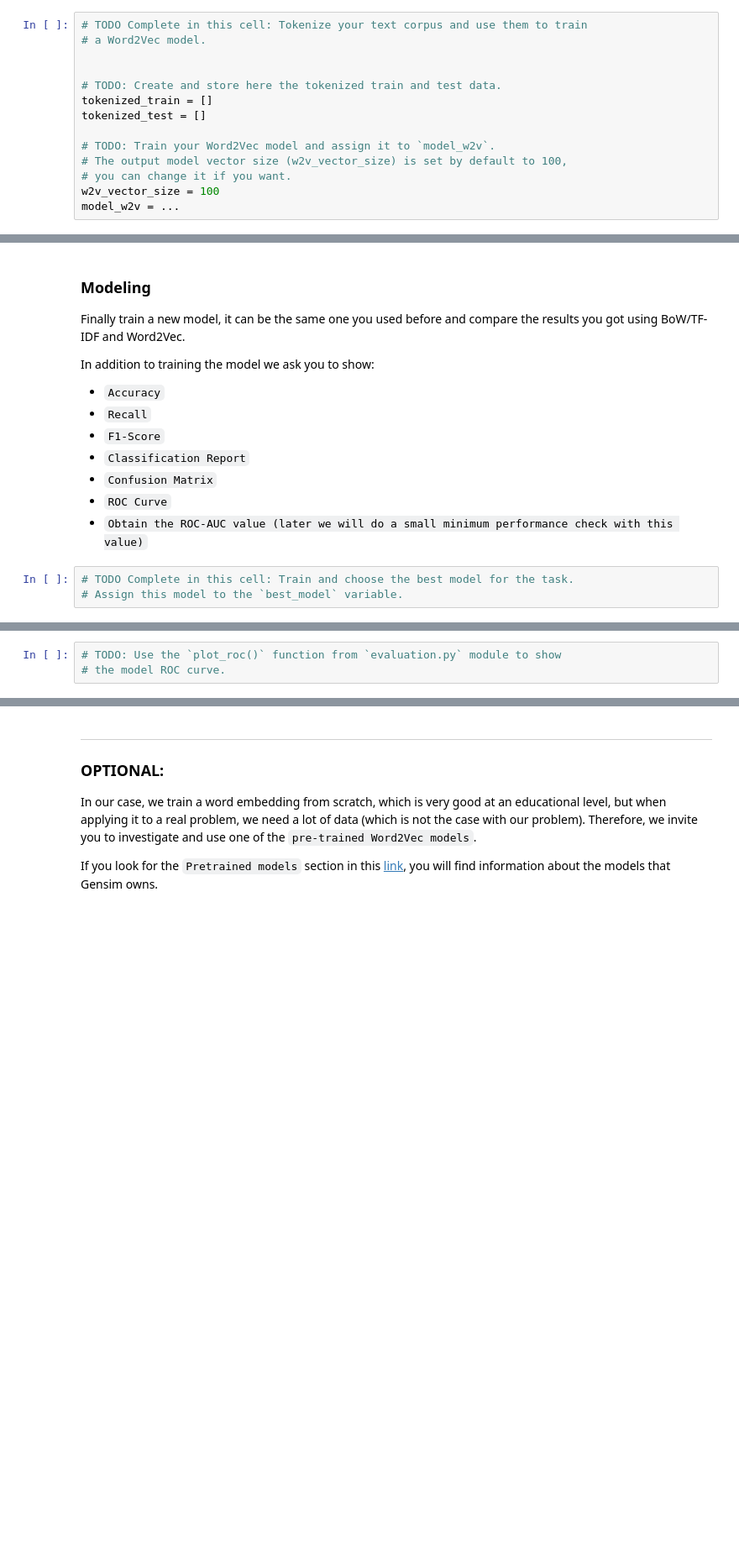
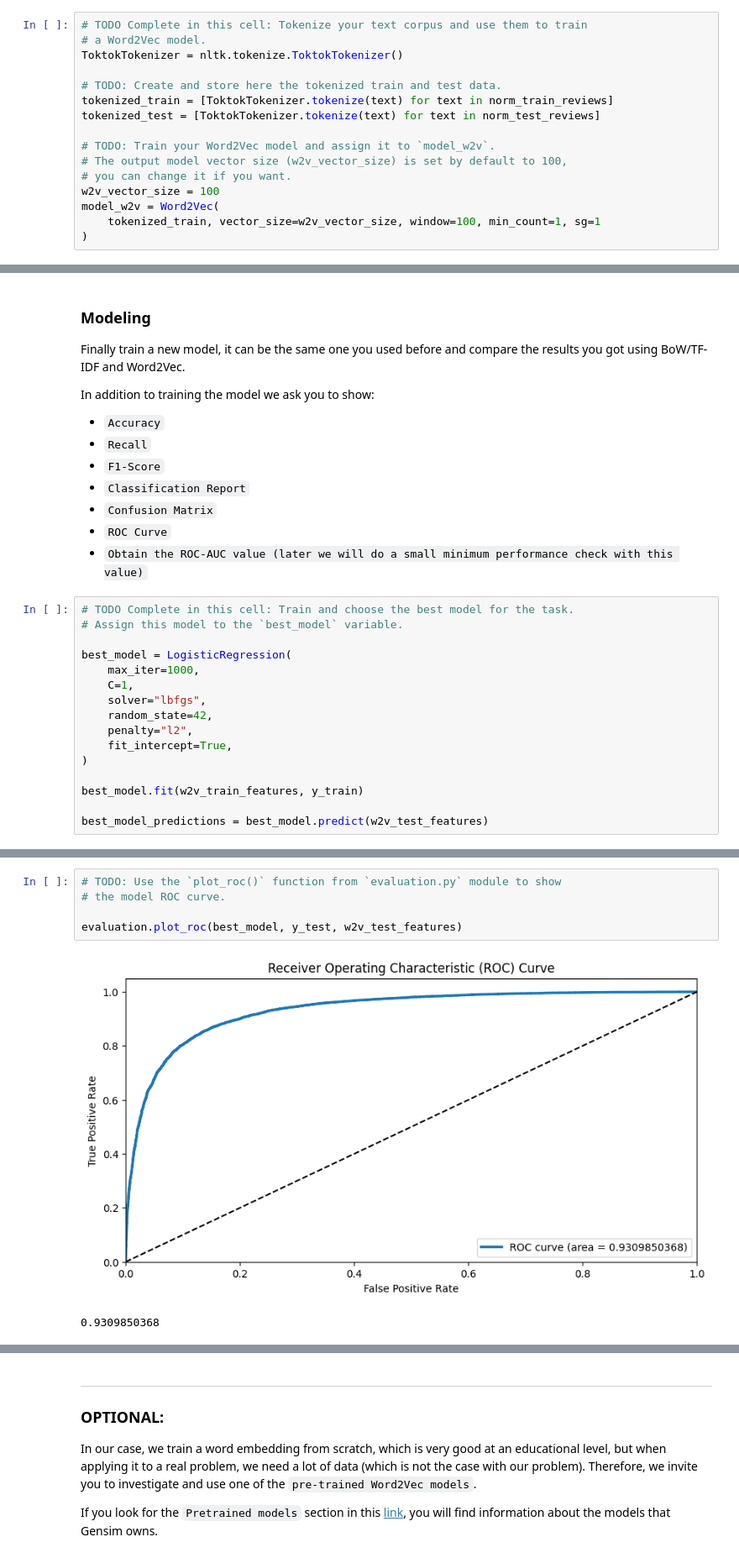
Before and after one commit to giulianoojeda/SentimentAnalysis, a Jupyter notebook: AnyoneAI - Sprint Project 05.ipynb, the cells around one changed output, grey strips where cells are left out. Shown: that part at 84% size. Saved outputs shown, nothing was run; the diff lists cells and outputs as text; blank space fills up the shorter version.

```diff
--- a/AnyoneAI - Sprint Project 05.ipynb
+++ b/AnyoneAI - Sprint Project 05.ipynb
@@ -235,17 +235,19 @@ As a previous step to training your word embedding you must tokenize the corpus,
 # %%
 # TODO Complete in this cell: Tokenize your text corpus and use them to train
 # a Word2Vec model.
-
+ToktokTokenizer = nltk.tokenize.ToktokTokenizer()
 
 # TODO: Create and store here the tokenized train and test data.
-tokenized_train = []
-tokenized_test = []
+tokenized_train = [ToktokTokenizer.tokenize(text) for text in norm_train_reviews]
+tokenized_test = [ToktokTokenizer.tokenize(text) for text in norm_test_reviews]
 
 # TODO: Train your Word2Vec model and assign it to `model_w2v`.
 # The output model vector size (w2v_vector_size) is set by default to 100,
 # you can change it if you want.
 w2v_vector_size = 100
-model_w2v = ...
+model_w2v = Word2Vec(
+    tokenized_train, vector_size=w2v_vector_size, window=100, min_count=1, sg=1
+)
 # %% [markdown]
 ### Generate averaged word vector features
 
@@ -288,6 +290,19 @@ In addition to training the model we ask you to show:
 # %%
 # TODO Complete in this cell: Train and choose the best model for the task.
 # Assign this model to the `best_model` variable.
+
+best_model = LogisticRegression(
+    max_iter=1000,
+    C=1,
+    solver="lbfgs",
+    random_state=42,
+    penalty="l2",
+    fit_intercept=True,
+)
+
+best_model.fit(w2v_train_features, y_train)
+
+best_model_predictions = best_model.predict(w2v_test_features)
 # %%
 # TODO: Use the `get_performance()` function from `evaluation.py` module to show
 # the model performance.
@@ -294,6 +331,11 @@ In addition to training the model we ask you to show:
 # %%
 # TODO: Use the `plot_roc()` function from `evaluation.py` module to show
 # the model ROC curve.
+
+evaluation.plot_roc(best_model, y_test, w2v_test_features)
+# %% [output]
+[figure, added]
+0.9309850368
 # %% [markdown]
 ## 7. Predict data
 
```
Also changed, not shown: parts of 3 cells of this notebook, 4 other files.
